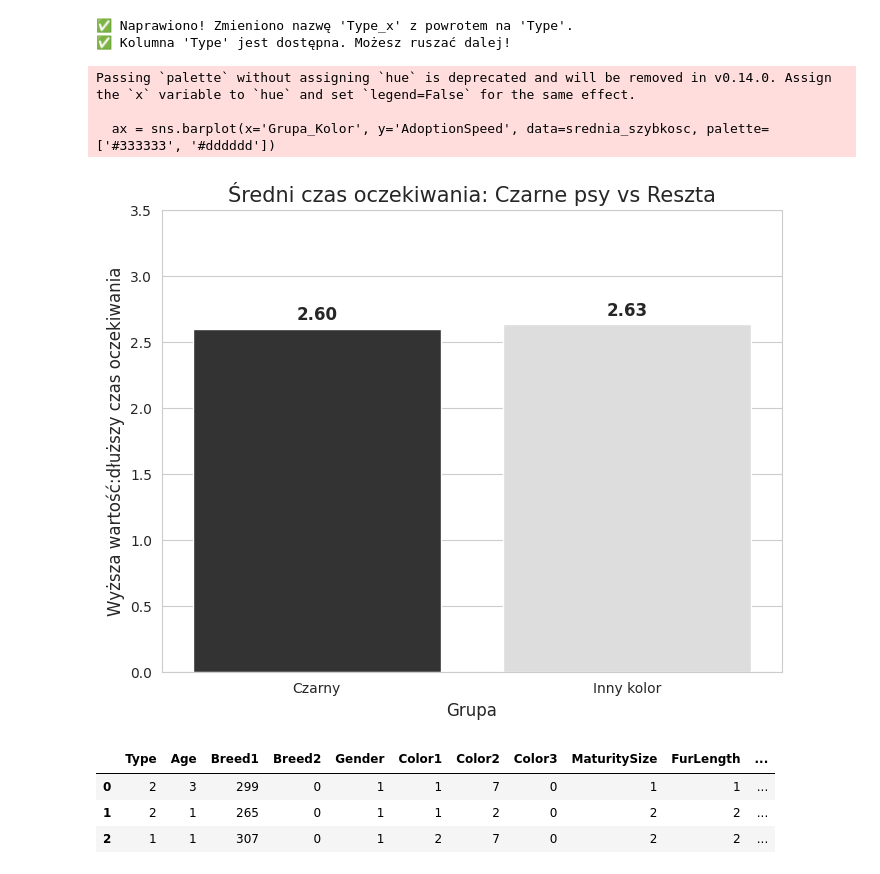
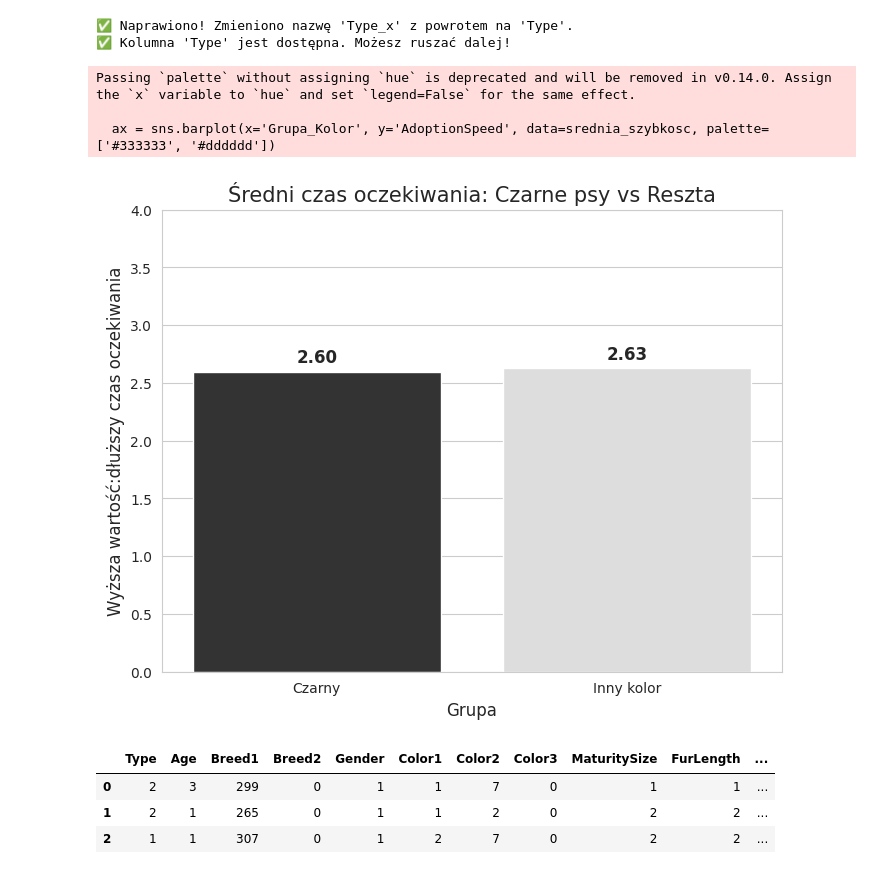
Before and after one commit to trozmarynowski/Projekt-Zaliczeniony-Merito, a Jupyter notebook: Untitled85.ipynb, the cells around one changed output. Drawn from its saved outputs; the diff is of its cells as text; code cells hidden in the pictures.

```diff
--- a/Untitled85.ipynb
+++ b/Untitled85.ipynb
@@ -250,36 +250,36 @@ psy = df[df['Type'] == 1].copy()
 
 # Dzielę na "Czarny" i "Inny"
 psy['Grupa_Kolor'] = psy['Color1_Name'].apply(lambda x: 'Czarny' if x == 'Black'
                                               else 'Inny kolor')
 
 # Liczę średnią ocenę szybkości
 
 srednia_szybkosc = psy.groupby('Grupa_Kolor')['AdoptionSpeed'].mean().reset_index()
 
 plt.figure(figsize=(8, 6))
 
 
 ax = sns.barplot(x='Grupa_Kolor', y='AdoptionSpeed', data=srednia_szybkosc, palette=['#333333', '#dddddd'])
 
 
 plt.title('Średni czas oczekiwania: Czarne psy vs Reszta', fontsize=15)
 plt.xlabel('Grupa', fontsize=12)
 plt.ylabel('Wyższa wartość:dłuższy czas oczekiwania', fontsize=12)
 
-# Ustawiam zakres osi Y od 0 do 4 (bo taka jest skala), żeby nie przekłamywać
-plt.ylim(0, 3.5)
+# Ustawiam zakres osi Y od 0 do 4
+plt.ylim(0, 4)
 
 # Dodaję konkretne liczby na słupkach
 for p in ax.patches:
     ax.annotate(f'{p.get_height():.2f}', (p.get_x() + p.get_width() / 2., p.get_height()),
                 ha='center', va='center', xytext=(0, 10), textcoords='offset points', fontsize=12, fontweight='bold')
 
 plt.show()
 # %% [output]
 Passing `palette` without assigning `hue` is deprecated and will be removed in v0.14.0. Assign the `x` variable to `hue` and set `legend=False` for the same effect.
 
   ax = sns.barplot(x='Grupa_Kolor', y='AdoptionSpeed', data=srednia_szybkosc, palette=['#333333', '#dddddd'])
-[figure, old version]
+[figure, new version]
 # %%
 # --- PRZYGOTOWANIE DANYCH POD MODEL (PREPROCESSING) ---
 
```
